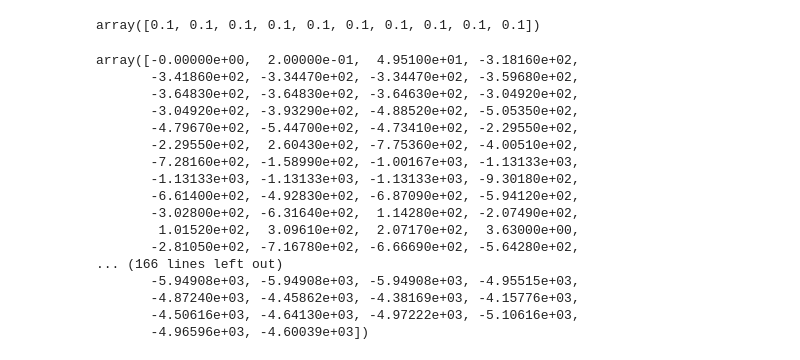
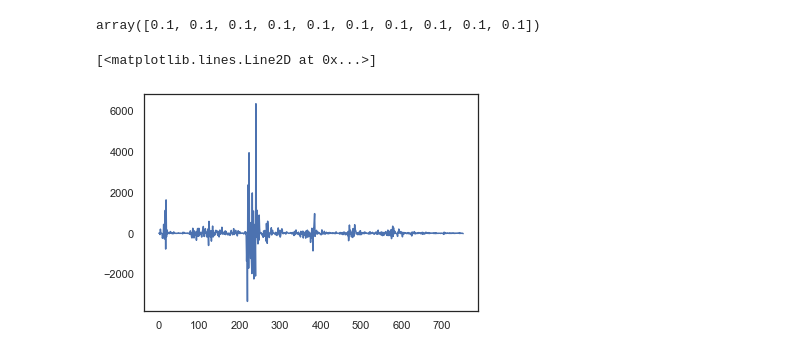
Before and after one commit to thxi/hse_nis, a Jupyter notebook: example.ipynb, the cells around one changed output. Cells and saved outputs as stored; diff of their text form; code cells hidden in the pictures.

```diff
--- a/example.ipynb
+++ b/example.ipynb
@@ -210,23 +208,3 @@ inventory_mo_diffs = np.array(cash_mo_diffs)
 
 cash_mo = np.cumsum(cash_mo_diffs)
 inventory_mo = np.cumsum(inventory_mo_diffs)
-# %%
-inventory_mo.round(2)
-# %% [output]
-array([-0.00000e+00,  2.00000e-01,  4.95100e+01, -3.18160e+02,
-       -3.41860e+02, -3.34470e+02, -3.34470e+02, -3.59680e+02,
-       -3.64830e+02, -3.64830e+02, -3.64630e+02, -3.04920e+02,
-       -3.04920e+02, -3.93290e+02, -4.88520e+02, -5.05350e+02,
-       -4.79670e+02, -5.44700e+02, -4.73410e+02, -2.29550e+02,
-       -2.29550e+02,  2.60430e+02, -7.75360e+02, -4.00510e+02,
-       -7.28160e+02, -1.58990e+02, -1.00167e+03, -1.13133e+03,
-       -1.13133e+03, -1.13133e+03, -1.13133e+03, -9.30180e+02,
-       -6.61400e+02, -4.92830e+02, -6.87090e+02, -5.94120e+02,
-       -3.02800e+02, -6.31640e+02,  1.14280e+02, -2.07490e+02,
-        1.01520e+02,  3.09610e+02,  2.07170e+02,  3.63000e+00,
-       -2.81050e+02, -7.16780e+02, -6.66690e+02, -5.64280e+02,
-... (166 lines left out)
-       -5.94908e+03, -5.94908e+03, -5.94908e+03, -4.95515e+03,
-       -4.87240e+03, -4.45862e+03, -4.38169e+03, -4.15776e+03,
-       -4.50616e+03, -4.64130e+03, -4.97222e+03, -5.10616e+03,
-       -4.96596e+03, -4.60039e+03])
@@ -233 +213,7 @@ array([-0.00000e+00,  2.00000e-01,  4.95100e+01, -3.18160e+02,
+# %%
+plt.plot(inventory_mo_diffs)
+# why so big...
+# %% [output]
+[<matplotlib.lines.Line2D at 0x...>]
+[figure, added]
 # %%
```
Also changed, not shown: parts of 9 cells of this notebook.
